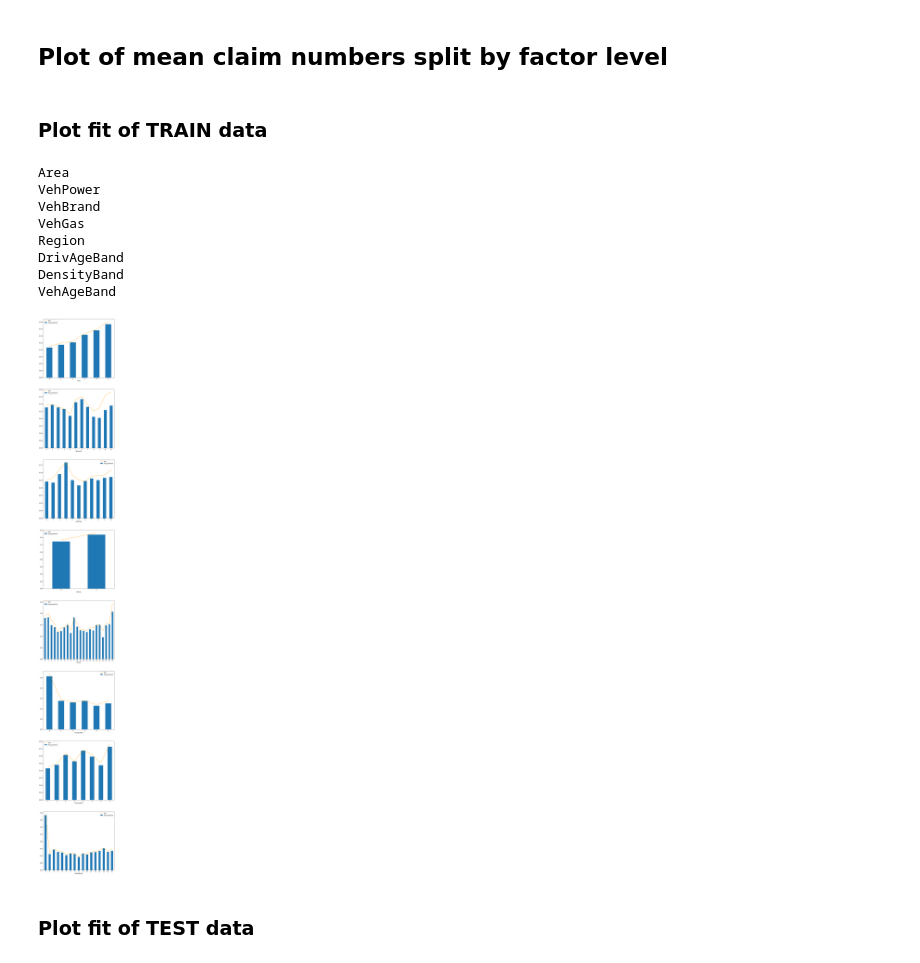
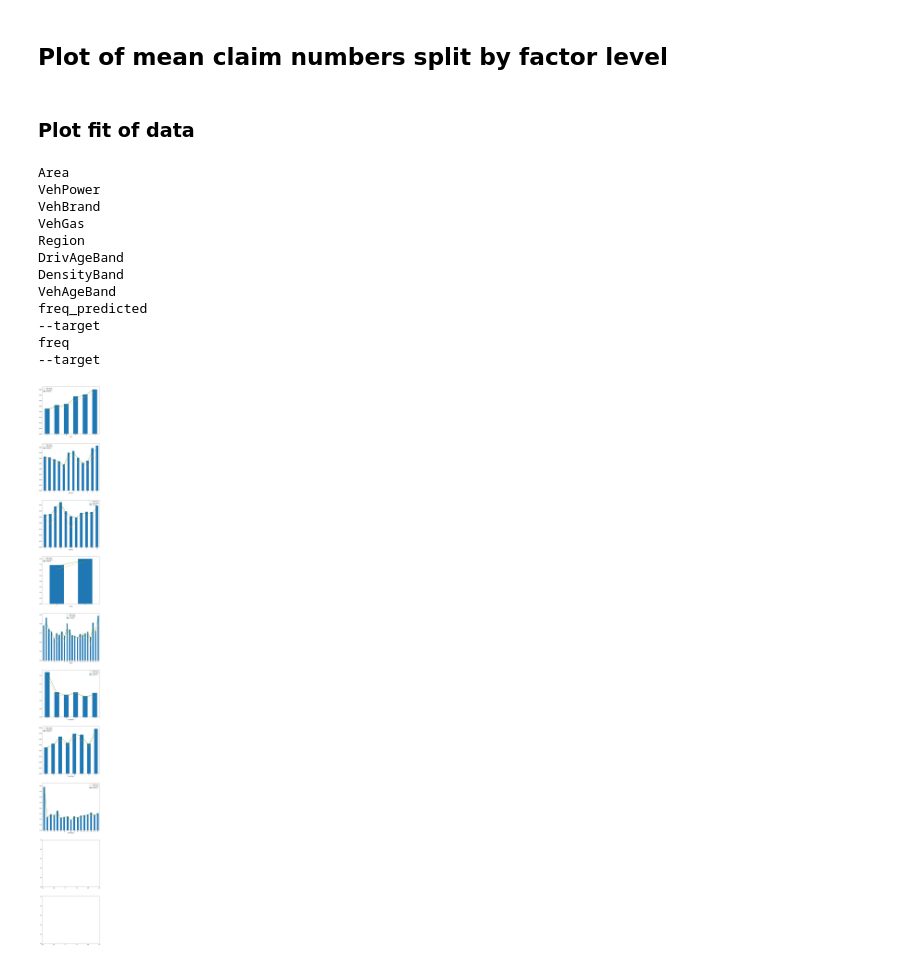
Before and after one commit to mlwp3/pricing, a Jupyter notebook: PD/version 2/modelling_freq_regressor.ipynb, the cells around one changed output. Drawn from its saved outputs; the diff is of its cells as text; code cells hidden in the pictures.

Commit message:
update all projection results and added final consolidation workbook

```diff
--- a/PD/version 2/modelling_freq_regressor.ipynb
+++ b/PD/version 2/modelling_freq_regressor.ipynb
@@ -34,22 +30,13 @@ Drop Density as this duplicated with density band
 # %%
 
-data_test = data_test_raw.copy()
-data_train = data_train_raw.copy()
-
-target_cap = 20
+target_cap = 10
 data_train['ClaimNb'] = data_train['ClaimNb'].where(data_train['ClaimNb']<target_cap, target_cap)
 data_test['ClaimNb'] = data_test['ClaimNb'].where(data_test['ClaimNb']<target_cap, target_cap)
 
-
 data_train['freq'] = data_train['ClaimNb']/data_train['Exposure']
 data_test['freq'] = data_test['ClaimNb']/data_test['Exposure']
+
 target_name='freq'
-#target_name='ClaimNb'
-
-#drop_list = [ 'Exposure', 'ClaimAmount', 'BonusMalus', 'severity', 'Claim_xs000k', 'Claim_xs100k','Claim_xs500k', 'Density']
-drop_list = [ 'Exposure', 'ClaimAmount', 'BonusMalus', 'severity', 'Claim_xs000k', 'Claim_xs100k','Claim_xs500k', 'Density', 'ClaimNb']
-data_train.drop(drop_list,axis='columns', inplace=True)
-data_test.drop(drop_list,axis='columns', inplace=True)
 # %% [markdown]
 ## Apply lable encoding to the factors
 # %%
@@ -100,11 +87,11 @@ Name: freq, Length: 183, dtype: int64
 ## Split target from factors
 # %%
 #sets used to train (resampled sets)
-x_train = data_train_resampled.drop(target_name, axis='columns')
-y_train = data_train_resampled[target_name]
+x_train = data_train_resampled[label_encode_factors].copy()
+y_train = data_train_resampled[target_name].copy()
 
 #sets used to predict (and evaluate prediction)
-x_train_to_predict = data_train_encoded.drop(target_name, axis='columns')
-y_train_to_predict = data_train_encoded[target_name]
-x_test = data_test_encoded.drop(target_name, axis='columns')
-y_test = data_test_encoded[target_name]
+x_train_to_predict = data_train_encoded[label_encode_factors].copy()
+y_train_to_predict = data_train_encoded[target_name].copy()
+x_test = data_test_encoded[label_encode_factors].copy()
+y_test = data_test_encoded[target_name].copy()
@@ -123,7 +100,7 @@ x_train.head()
 # %%
 %%time
 clf_rf = RandomForestRegressor(min_samples_leaf=5,
-                                n_estimators=70,
+                                n_estimators=100,
                                 max_depth=50,
                                 max_features='auto',
                                 criterion='mse',    #mse or mae
@@ -132,8 +109,5 @@ clf_rf = RandomForestRegressor(min_samples_leaf=5,
                                 n_jobs=3)
 #fit values
 clf_rf = clf_rf.fit(x_train.values, y_train.values)
-#predict values
-y_train_predicted_rf = clf_rf.predict(x_train_to_predict.values)
-y_test_predicted_rf = clf_rf.predict(x_test.values)
 # %% [output]
 [Parallel(n_jobs=3)]: Using backend ThreadingBackend with 3 concurrent workers.
@@ -214,20 +201,21 @@ x_test[[target_name, target_name_predicted]].plot(kind='kde', figsize=(20,10))
 # %% [markdown]
 ## Plot of mean claim numbers split by factor level
 # %% [markdown]
-### Plot fit of TRAIN data
+### Plot fit of data
 # %%
-#%% bar charts of mean result
-fig = du.plot_factors(x_train_to_predict, target_name, target_name_predicted)
+fig = du.plot_factors(x_test, target_name, target_name_predicted, x_train_to_predict)
 fig.show()
 # %% [output]
 Area
 VehPower
 VehBrand
 VehGas
 Region
 DrivAgeBand
 DensityBand
 VehAgeBand
+freq_predicted
+--target
+freq
+--target
-[figure, old version]
+[figure, new version]
-# %% [markdown]
-### Plot fit of TEST data
```
Also changed, not shown: parts of 13 cells of this notebook, 10 other files.
